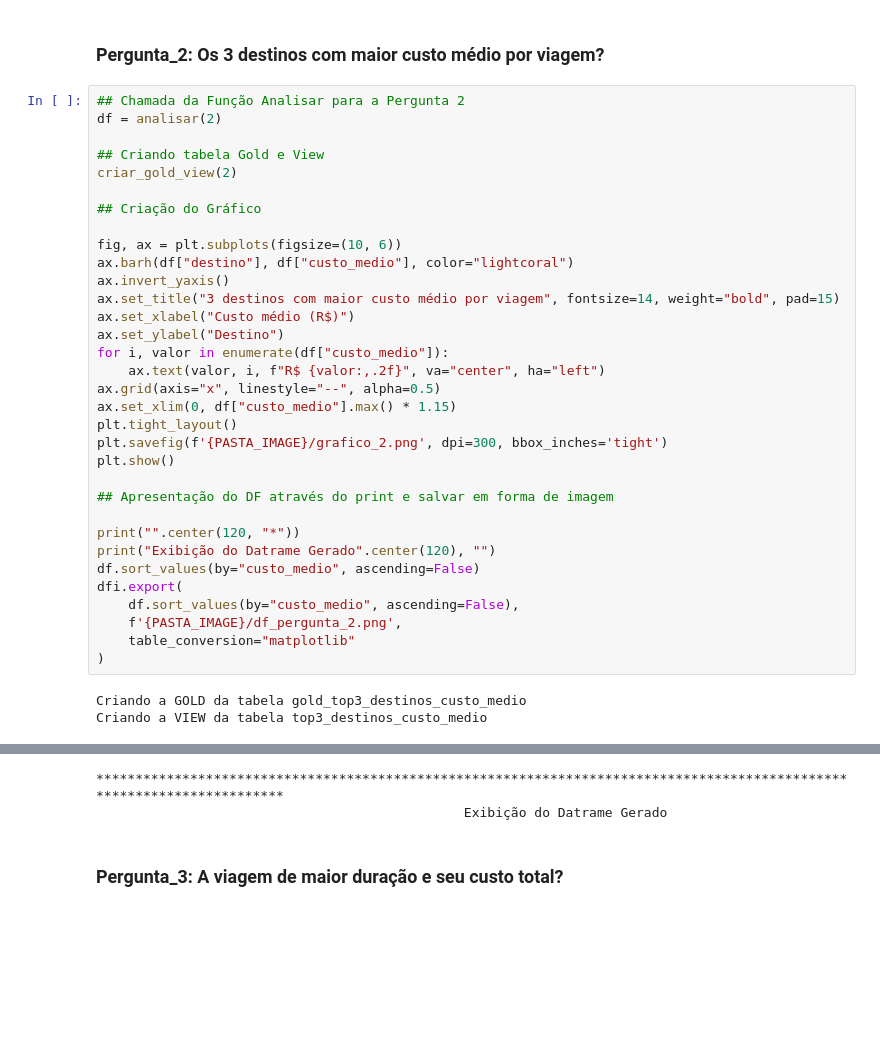
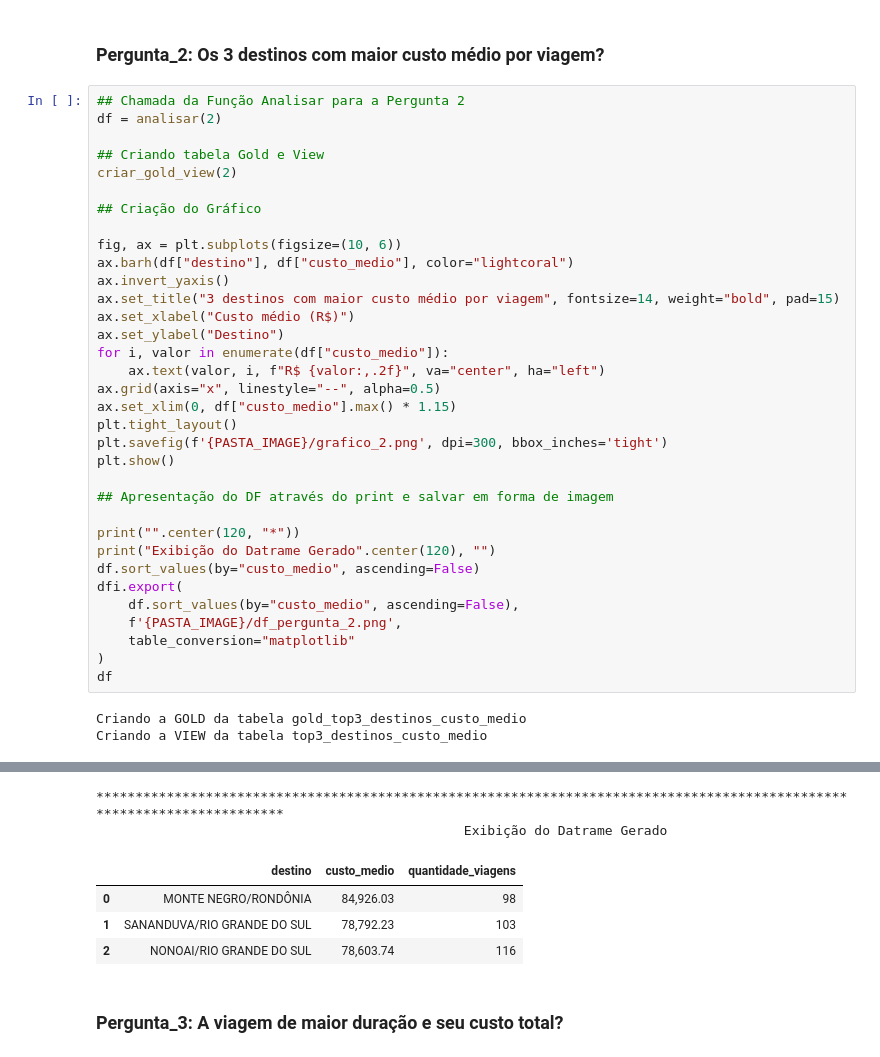
Before and after one commit to hicarocalliari/Projeto_final_SCTEC, a Jupyter notebook: notebooks/analise.ipynb, the cells around one changed output, grey strips where cells are left out. Saved outputs shown, nothing was run; the diff lists cells and outputs as text; blank space fills up the shorter version.

```diff
--- a/notebooks/analise.ipynb
+++ b/notebooks/analise.ipynb
@@ -206,33 +213,38 @@ criar_gold_view(2)
 fig, ax = plt.subplots(figsize=(10, 6))
 ax.barh(df["destino"], df["custo_medio"], color="lightcoral")
 ax.invert_yaxis()
 ax.set_title("3 destinos com maior custo médio por viagem", fontsize=14, weight="bold", pad=15)
 ax.set_xlabel("Custo médio (R$)")
 ax.set_ylabel("Destino")
 for i, valor in enumerate(df["custo_medio"]):
     ax.text(valor, i, f"R$ {valor:,.2f}", va="center", ha="left")
 ax.grid(axis="x", linestyle="--", alpha=0.5)
 ax.set_xlim(0, df["custo_medio"].max() * 1.15)
 plt.tight_layout()
 plt.savefig(f'{PASTA_IMAGE}/grafico_2.png', dpi=300, bbox_inches='tight')
 plt.show()
 
 ## Apresentação do DF através do print e salvar em forma de imagem
 
 print("".center(120, "*"))
 print("Exibição do Datrame Gerado".center(120), "")
 df.sort_values(by="custo_medio", ascending=False)
 dfi.export(
     df.sort_values(by="custo_medio", ascending=False),
     f'{PASTA_IMAGE}/df_pergunta_2.png',
     table_conversion="matplotlib"
 )
+df
 # %% [output]
 Criando a GOLD da tabela gold_top3_destinos_custo_medio
 Criando a VIEW da tabela top3_destinos_custo_medio
 [figure]
 ************************************************************************************************************************
                                                Exibição do Datrame Gerado
+|  | destino | custo_medio | quantidade_viagens |
+| 0 | MONTE NEGRO/RONDÔNIA | 84,926.03 | 98 |
+| 1 | SANANDUVA/RIO GRANDE DO SUL | 78,792.23 | 103 |
+| 2 | NONOAI/RIO GRANDE DO SUL | 78,603.74 | 116 |
 # %% [markdown]
 ### Pergunta_3: A viagem de maior duração e seu custo total?
 # %%
```
Also changed, not shown: parts of 4 cells of this notebook, 3 other files.
